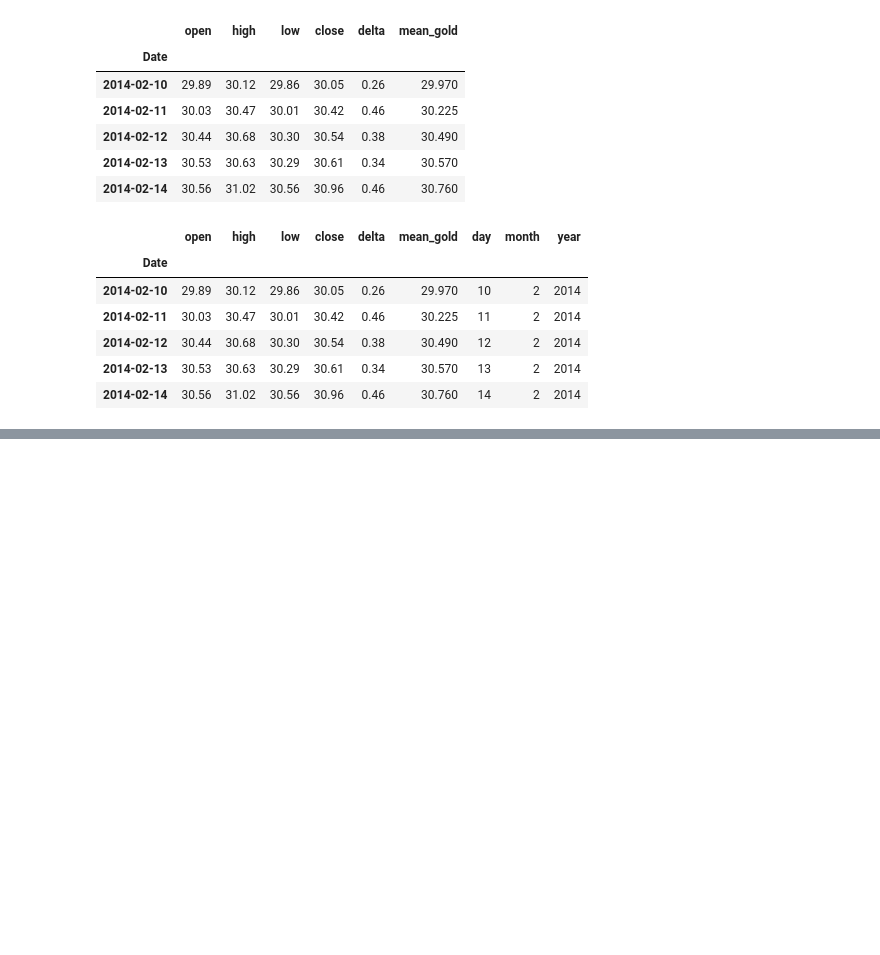
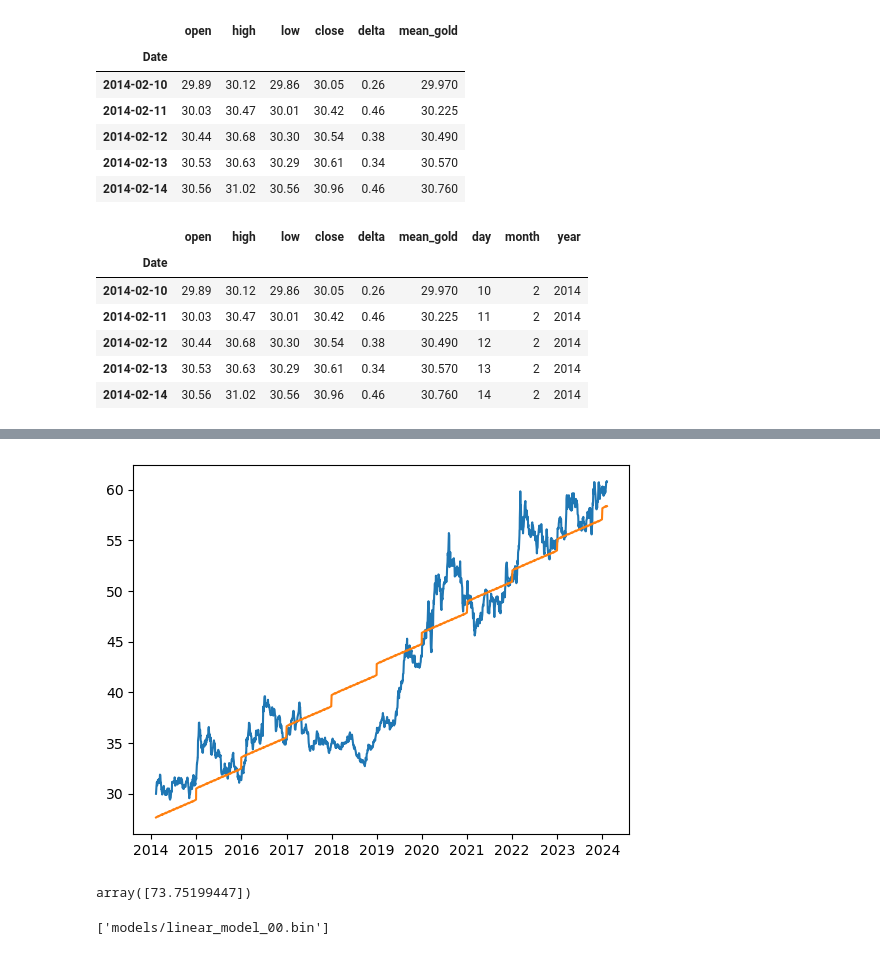
Before and after one commit to SGiuri/ML_PD_2324, a Jupyter notebook: Lezione5/GoldPrediction/notebooks/lin_reg.ipynb, the cells around one changed output, grey strips where cells are left out. Cells and saved outputs as stored; diff of their text form; code cells hidden in the pictures; blank space fills up the shorter version.

```diff
--- a/Lezione5/GoldPrediction/notebooks/lin_reg.ipynb
+++ b/Lezione5/GoldPrediction/notebooks/lin_reg.ipynb
@@ -315,4 +302,4 @@ df_quotaz.head()
 | 2014-02-14 | 30.56 | 31.02 | 30.56 | 30.96 | 0.46 | 30.760 | 14 | 2 | 2014 |
 # %%
 X = df_quotaz.loc[:, ["day", "month", "year"]]
-y = df_quotaz.mean
+y = df_quotaz.mean_gold
@@ -318,0 +336,3 @@ y = df_quotaz.mean
+# %%
+X_train, X_test, y_train, y_test = train_test_split(X, y, random_state=SEED, train_size=.8)
+X_train.shape, X_test.shape, y_train.shape, y_test.shape
@@ -318,0 +341,4 @@ y = df_quotaz.mean
+# %%
+linear_model = LinearRegression()
+
+linear_model.fit(X_train, y_train)
@@ -318,0 +359,2 @@ y = df_quotaz.mean
+# %%
+y_predicted = linear_model.predict(X)
@@ -318,0 +382,11 @@ y = df_quotaz.mean
+# %%
+plt.plot(df_quotaz.index, y)
+plt.plot(df_quotaz.index, y_predicted)
+
+plt.show()
+# %% [output]
+[figure, added]
+# %%
+linear_model.predict([[10,2,2029]])
+# %% [output]
+array([73.75199447])
@@ -318,0 +395,7 @@ y = df_quotaz.mean
+# %%
+# serializzazione
+
+version = "00"
+joblib.dump(linear_model, f"models/linear_model_{version}.bin")
+# %% [output]
+['models/linear_model_00.bin']
```
Also changed, not shown: parts of 17 cells of this notebook, 1 other file.
